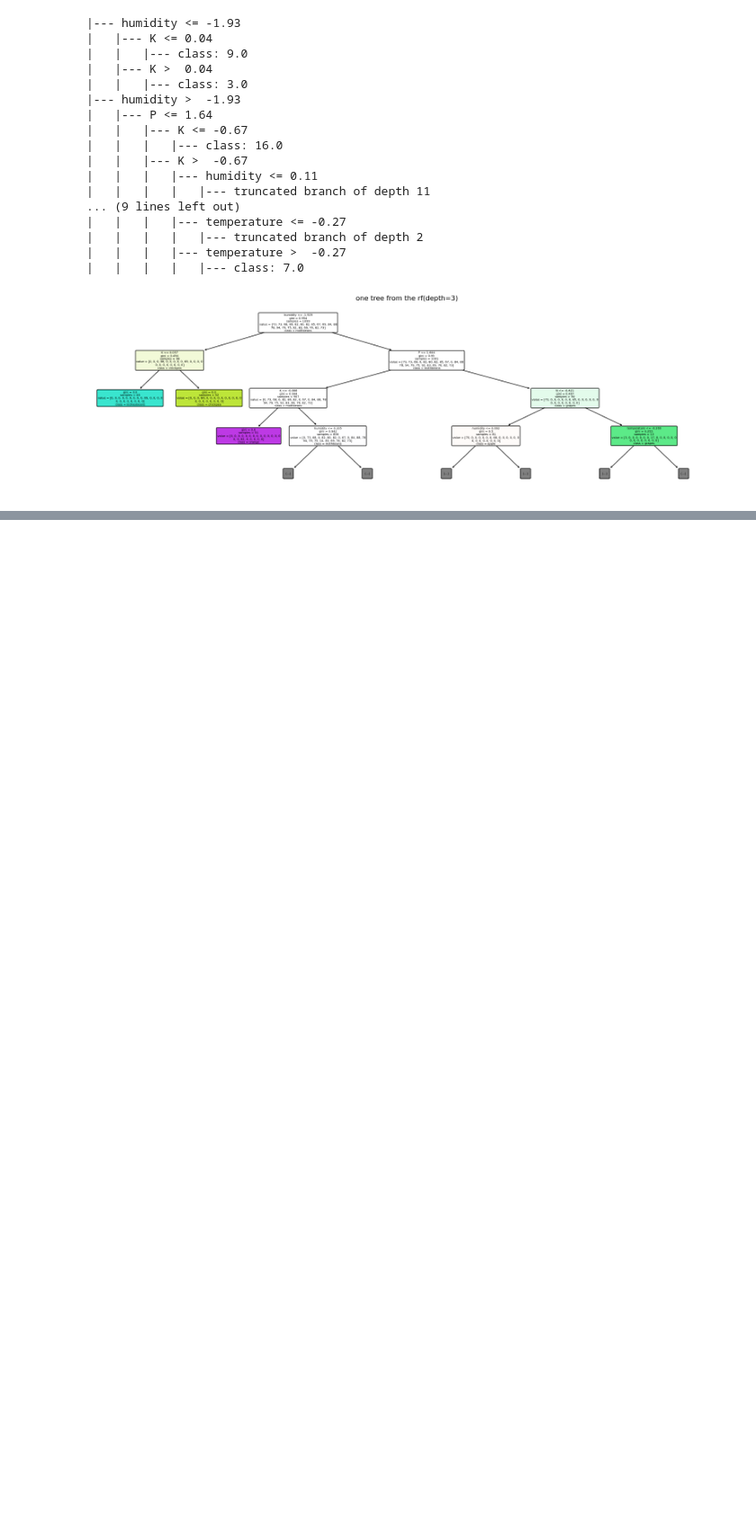
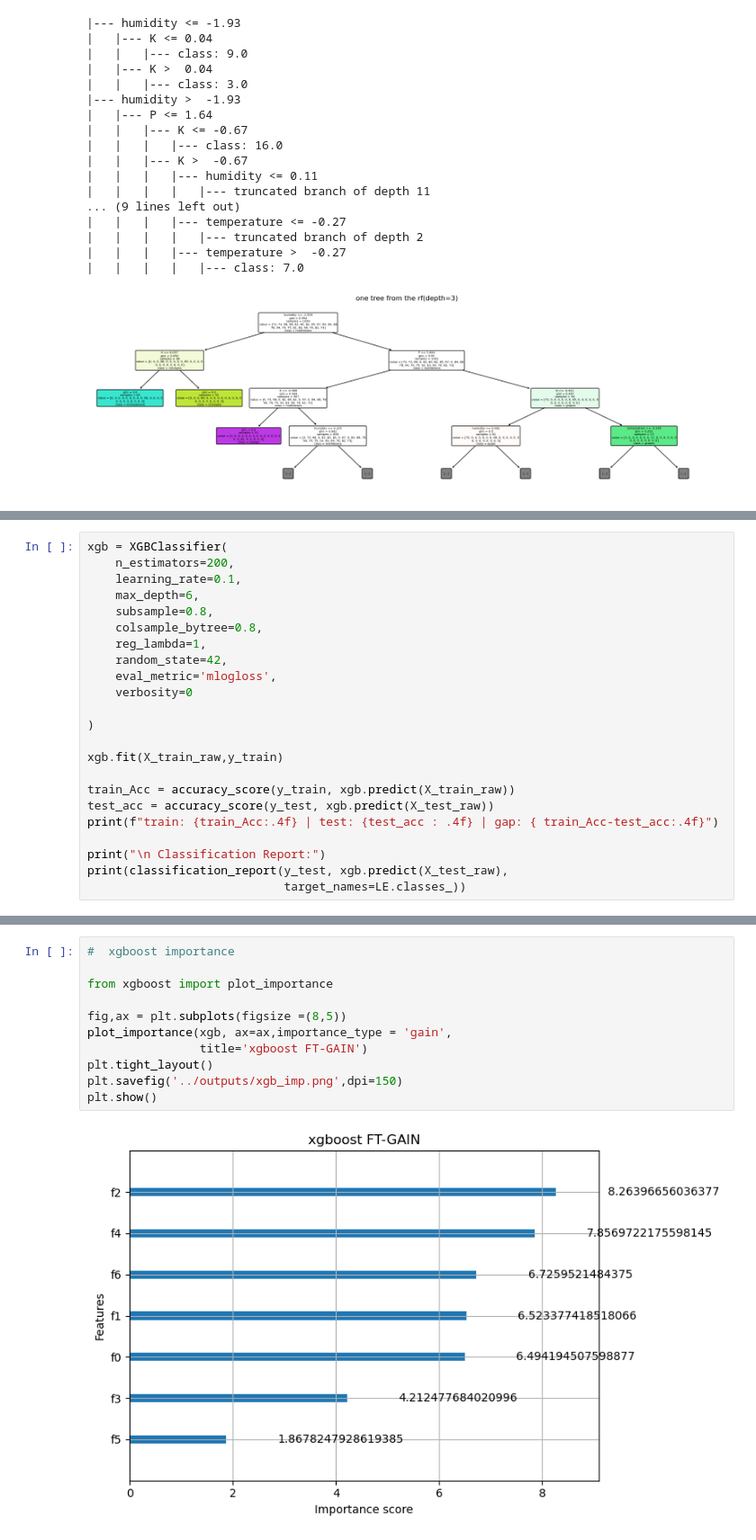
Before and after one commit to pavani3011/AGRI-API-PROJECT, a Jupyter notebook: notebooks/crop_pipeline.ipynb, the cells around one changed output, grey strips where cells are left out. Shown at 90% size. Saved outputs shown, nothing was run; the diff lists cells and outputs as text; blank space fills up the shorter version.

```diff
--- a/notebooks/crop_pipeline.ipynb
+++ b/notebooks/crop_pipeline.ipynb
@@ -580,0 +592,23 @@ plt.savefig("../outputs/one_tree.png", dpi=120, bbox_inches ='tight')
+# %%
+xgb = XGBClassifier(
+    n_estimators=200,
+    learning_rate=0.1,
+    max_depth=6,
+    subsample=0.8,
+    colsample_bytree=0.8,
+    reg_lambda=1,
+    random_state=42,
+    eval_metric='mlogloss',
+    verbosity=0
+
+)
+
+xgb.fit(X_train_raw,y_train)
+
+train_Acc = accuracy_score(y_train, xgb.predict(X_train_raw))
+test_acc = accuracy_score(y_test, xgb.predict(X_test_raw))
+print(f"train: {train_Acc:.4f} | test: {test_acc : .4f} | gap: { train_Acc-test_acc:.4f}")
+
+print("\n Classification Report:")
+print(classification_report(y_test, xgb.predict(X_test_raw),
+                            target_names=LE.classes_))
@@ -580,0 +661,13 @@ plt.savefig("../outputs/one_tree.png", dpi=120, bbox_inches ='tight')
+# %%
+#  xgboost importance
+
+from xgboost import plot_importance
+
+fig,ax = plt.subplots(figsize =(8,5))
+plot_importance(xgb, ax=ax,importance_type = 'gain',
+                title='xgboost FT-GAIN')
+plt.tight_layout()
+plt.savefig('../outputs/xgb_imp.png',dpi=150)
+plt.show()
+# %% [output]
+[figure, added]
```
Also changed, not shown: parts of 8 cells of this notebook, 3 other files.
